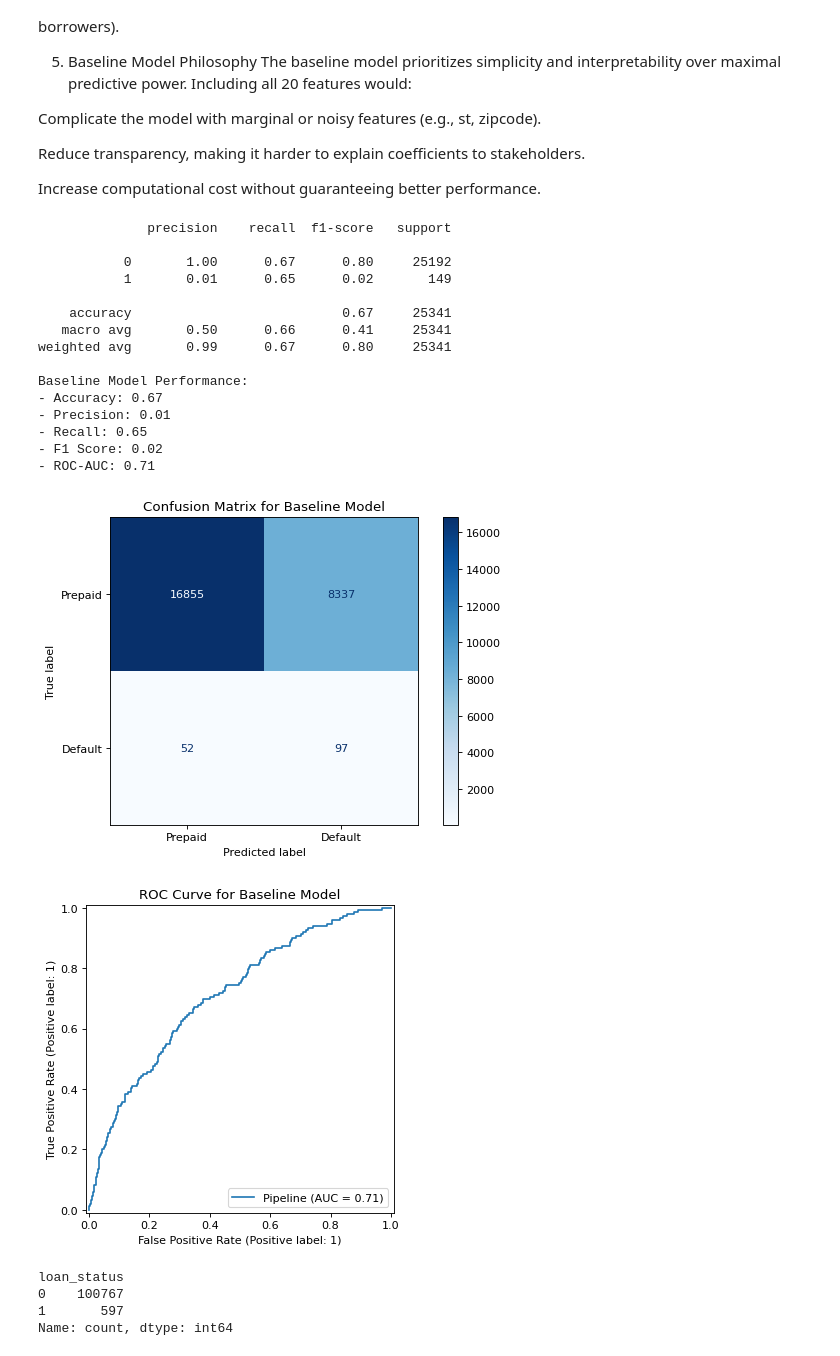
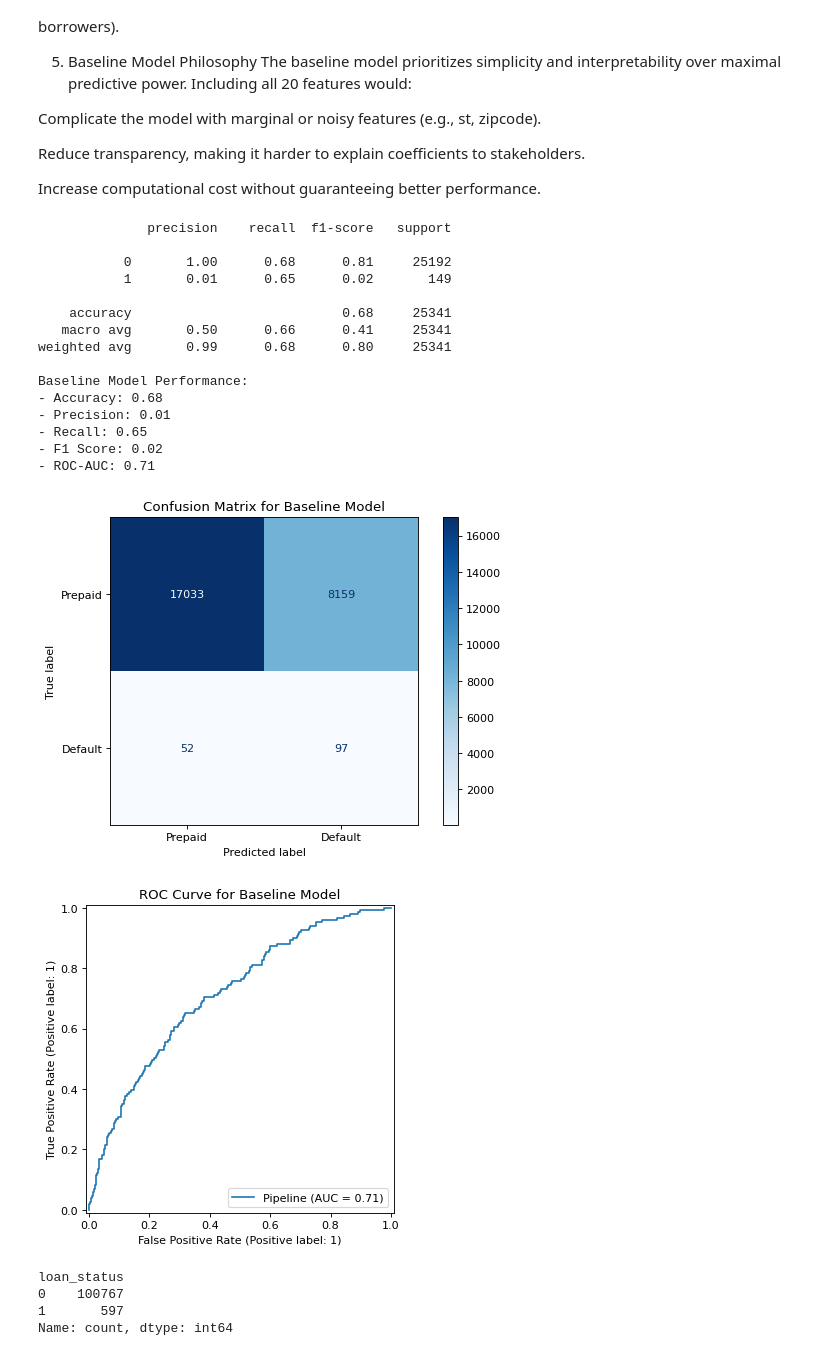
Before and after one commit to AwuoeZYC/Project_2, a Jupyter notebook: project2.ipynb, the cells around one changed output. Cells and saved outputs as stored; diff of their text form; code cells hidden in the pictures.

```diff
--- a/project2.ipynb
+++ b/project2.ipynb
@@ -521,13 +521,13 @@ Increase computational cost without guaranteeing better performance.
 # %%
 # Define categorical and numerical features
 cat_cols = ['flag_fthb', 'occpy_sts', 'channel', 'prop_type', 'loan_purpose', 'cnt_borr']
-num_cols = ['fico_log', 'mi_pct', 'dti', 'ltv', 'int_rt', 'orig_upb', 'loan_age_months']
+num_cols = ['fico_log', 'mi_pct', 'dti', 'ltv', 'int_rt', 'orig_upb_log', 'loan_age_months']
 
 # Create a preprocessing pipeline
 preprocessor = ColumnTransformer(
     transformers=[
         ('num', StandardScaler(), num_cols),
-        ('cat', OneHotEncoder(handle_unknown='error'), cat_cols)
+        ('cat', OneHotEncoder(handle_unknown='ignore'), cat_cols)
     ]
 )
 
@@ -553,39 +553,39 @@ print(classification_report(y_test, y_pred))
 print("Baseline Model Performance:")
 print(f"- Accuracy: {accuracy_score(y_test, y_pred):.2f}")
 print(f"- Precision: {precision_score(y_test, y_pred):.2f}")
 print(f"- Recall: {recall_score(y_test, y_pred):.2f}")
 print(f"- F1 Score: {f1_score(y_test, y_pred):.2f}")
 print(f"- ROC-AUC: {roc_auc_score(y_test, y_proba):.2f}")
 
 # Confusion Matrix
 cm = confusion_matrix(y_test, y_pred)
 disp = ConfusionMatrixDisplay(confusion_matrix=cm, display_labels=['Prepaid', 'Default'])
 disp.plot(cmap='Blues')
 plt.title('Confusion Matrix for Baseline Model')
 plt.show()
 
 # ROC Curve
 RocCurveDisplay.from_estimator(baseline_model, X_test, y_test)
 plt.title('ROC Curve for Baseline Model')
 plt.show()
 # %% [output]
               precision    recall  f1-score   support
 
-           0       1.00      0.67      0.80     25192
+           0       1.00      0.68      0.81     25192
            1       0.01      0.65      0.02       149
 
-    accuracy                           0.67     25341
+    accuracy                           0.68     25341
    macro avg       0.50      0.66      0.41     25341
-weighted avg       0.99      0.67      0.80     25341
+weighted avg       0.99      0.68      0.80     25341
 
 Baseline Model Performance:
-- Accuracy: 0.67
+- Accuracy: 0.68
 - Precision: 0.01
 - Recall: 0.65
 - F1 Score: 0.02
 - ROC-AUC: 0.71
-[figure, old version]
+[figure, new version]
-[figure, old version]
+[figure, new version]
 # %%
 print(y_train.value_counts())
 # %% [output]
```
Also changed, not shown: parts of 12 cells of this notebook.
